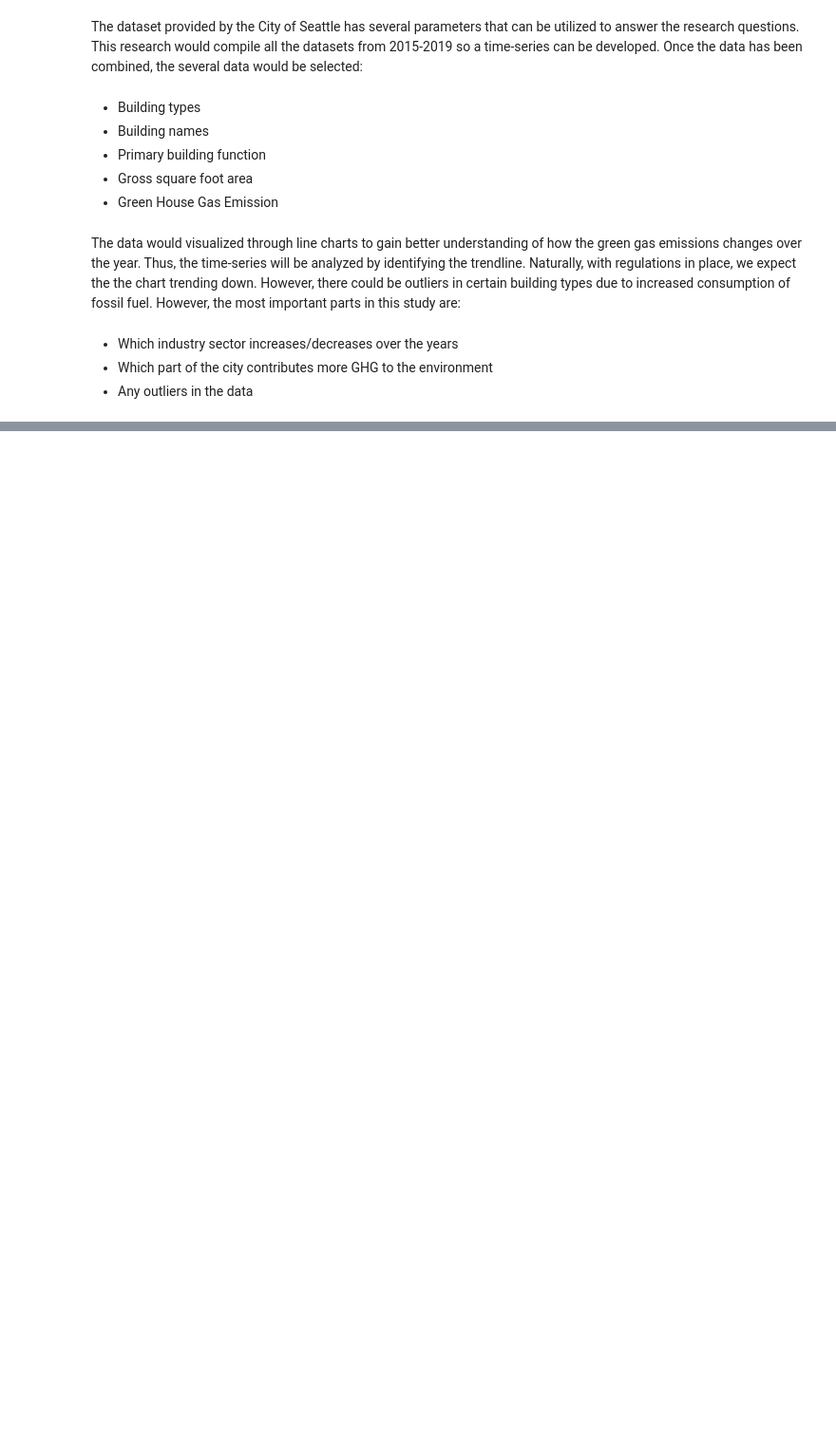
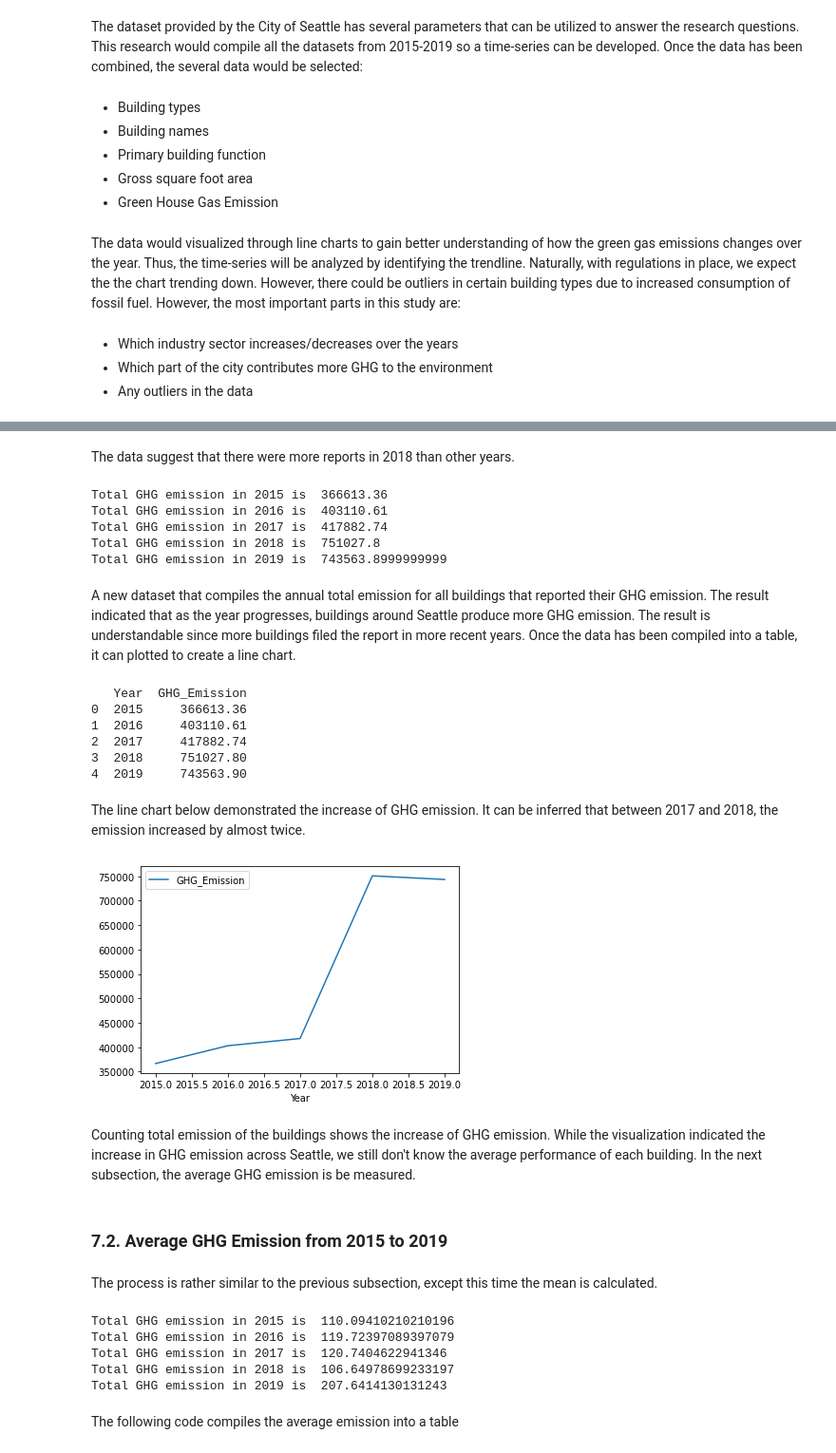
Before and after one commit to pragungl/hcde-410-final, a Jupyter notebook: Green House Gas.ipynb, the cells around one changed output, grey strips where cells are left out. Shown at 95% size. Drawn from its saved outputs; the diff is of its cells as text; code cells hidden in the pictures; blank space fills up the shorter version.

```diff
--- a/Green House Gas.ipynb
+++ b/Green House Gas.ipynb
@@ -68,0 +82,6 @@ The data would visualized through line charts to gain better understanding of ho
+# %%
+df1 = pd.read_csv('2015_Building_Energy_Benchmarking.csv')
+df2 = pd.read_csv('2016_Building_Energy_Benchmarking.csv')
+df3 = pd.read_csv('2017_Building_Energy_Benchmarking.csv')
+df4 = pd.read_csv('2018_Building_Energy_Benchmarking.csv')
+df5 = pd.read_csv('2019_Building_Energy_Benchmarking.csv')
@@ -68,0 +130,67 @@ The data would visualized through line charts to gain better understanding of ho
+# %% [markdown]
+The data suggest that there were more reports in 2018 than other years.
+# %%
+sumdf1 = df1["GHGEmissions(MetricTonsCO2e)"].sum()
+sumdf2 = df2["TotalGHGEmissions"].sum()
+sumdf3 = df3["TotalGHGEmissions"].sum()
+sumdf4 = df4["TotalGHGEmissions"].sum()
+sumdf5 = df5["TotalGHGEmissions"].sum()
+
+print ("Total GHG emission in 2015 is ", sumdf1)
+print ("Total GHG emission in 2016 is ", sumdf2)
+print ("Total GHG emission in 2017 is ", sumdf3)
+print ("Total GHG emission in 2018 is ", sumdf4)
+print ("Total GHG emission in 2019 is ", sumdf5)
+# %% [output]
+Total GHG emission in 2015 is  366613.36
+Total GHG emission in 2016 is  403110.61
+Total GHG emission in 2017 is  417882.74
+Total GHG emission in 2018 is  751027.8
+Total GHG emission in 2019 is  743563.8999999999
+# %% [markdown]
+A new dataset that compiles the annual total emission for all buildings that reported their GHG emission. The result indicated that as the year progresses, buildings around Seattle produce more GHG emission. The result is understandable since more buildings filed the report in more recent years.
+Once the data has been compiled into a table, it can plotted to create a line chart.
+# %%
+ghgemission = {'Year':[2015,2016,2017,2018,2019],'GHG_Emission':[sumdf1, sumdf2, sumdf3, sumdf4, sumdf5]}
+totalemission = pd.DataFrame(ghgemission,columns=['Year','GHG_Emission'])
+print (totalemission)
+# %% [output]
+   Year  GHG_Emission
+0  2015     366613.36
+1  2016     403110.61
+2  2017     417882.74
+3  2018     751027.80
+4  2019     743563.90
+# %% [markdown]
+The line chart below demonstrated the increase of GHG emission. It can be inferred that between  2017 and 2018, the emission increased by almost twice.
+# %%
+totalemission.plot(x = 'Year', y = 'GHG_Emission', kind = 'line')
+plt.savefig('total_emission')
+# %% [output]
+[figure, added]
+# %% [markdown]
+Counting total emission of the buildings shows the increase of GHG emission. While the visualization indicated the increase in GHG emission across Seattle, we still don't know the average performance of each building. In the next subsection, the average GHG emission is be measured.
+# %% [markdown]
+### 7.2. Average GHG Emission from 2015 to 2019
+# %% [markdown]
+The process is rather similar to the previous subsection, except this time the mean is calculated.
+# %%
+meandf1 = df1["GHGEmissions(MetricTonsCO2e)"].mean()
+meandf2 = df2["TotalGHGEmissions"].mean()
+meandf3 = df3["TotalGHGEmissions"].mean()
+meandf4 = df4["TotalGHGEmissions"].mean()
+meandf5 = df5["TotalGHGEmissions"].mean()
+
+print ("Total GHG emission in 2015 is ", meandf1)
+print ("Total GHG emission in 2016 is ", meandf2)
+print ("Total GHG emission in 2017 is ", meandf3)
+print ("Total GHG emission in 2018 is ", meandf4)
+print ("Total GHG emission in 2019 is ", meandf5)
+# %% [output]
+Total GHG emission in 2015 is  110.09410210210196
+Total GHG emission in 2016 is  119.72397089397079
+Total GHG emission in 2017 is  120.7404622941346
+Total GHG emission in 2018 is  106.64978699233197
+Total GHG emission in 2019 is  207.6414130131243
+# %% [markdown]
+The following code compiles the average emission into a table
```
Also changed, not shown: parts of 23 cells of this notebook, 8 other files.
